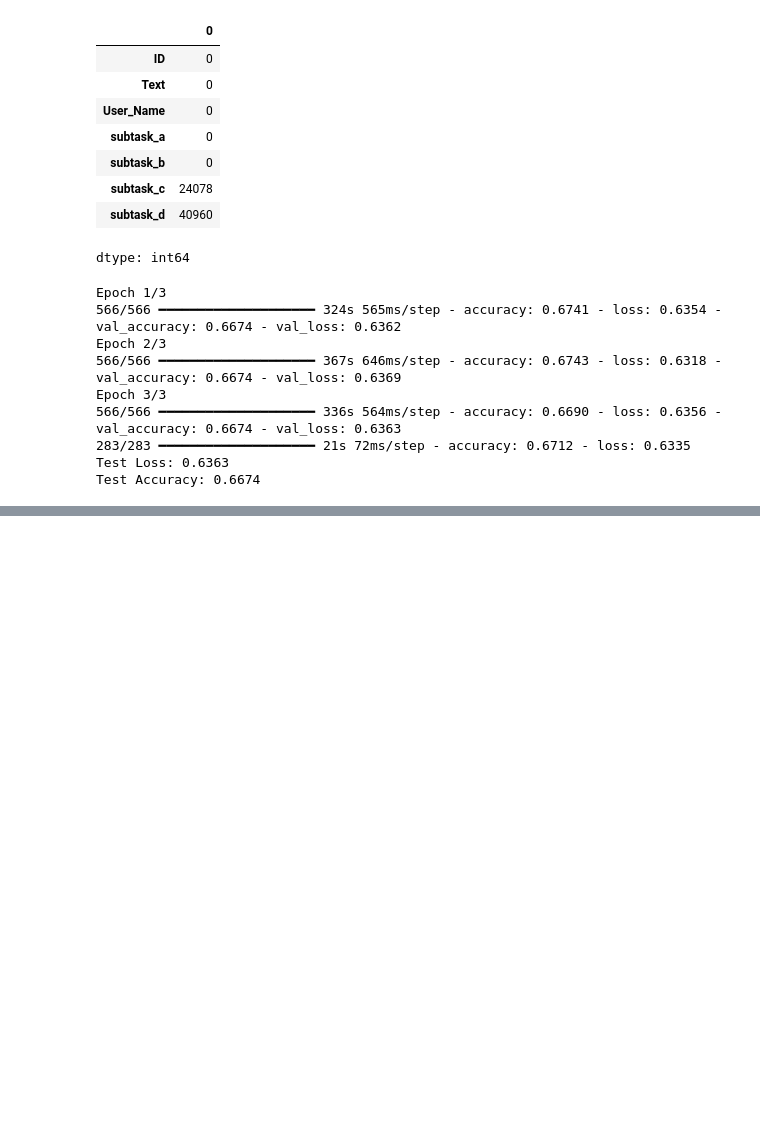
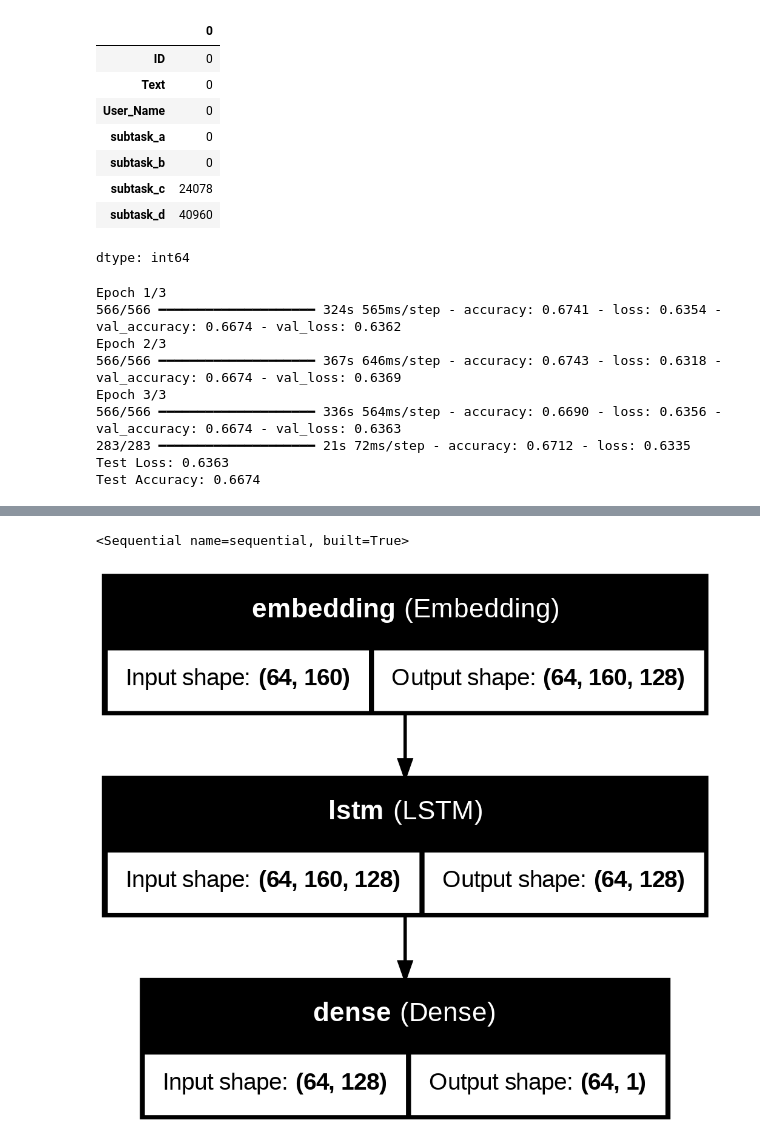
Before and after one commit to Vigash14120/twitter-sentiment-analysis-using-Bert-, a Jupyter notebook: Untitled3.ipynb, the cells around one changed output, grey strips where cells are left out. Cells and saved outputs as stored; diff of their text form; code cells hidden in the pictures; blank space fills up the shorter version.

```diff
--- a/Untitled3.ipynb
+++ b/Untitled3.ipynb
@@ -231,0 +259,11 @@ Test Accuracy: 0.6674
+# %%
+model
+# %% [output]
+<Sequential name=sequential, built=True>
+# %%
+# Generate and save a graphical representation of the model
+from tensorflow.keras.utils import plot_model
+
+plot_model(model, to_file='lstm_model.png', show_shapes=True, show_layer_names=True)
+# %% [output]
+[figure, added]
```
Also changed, not shown: parts of 1 cell of this notebook.
